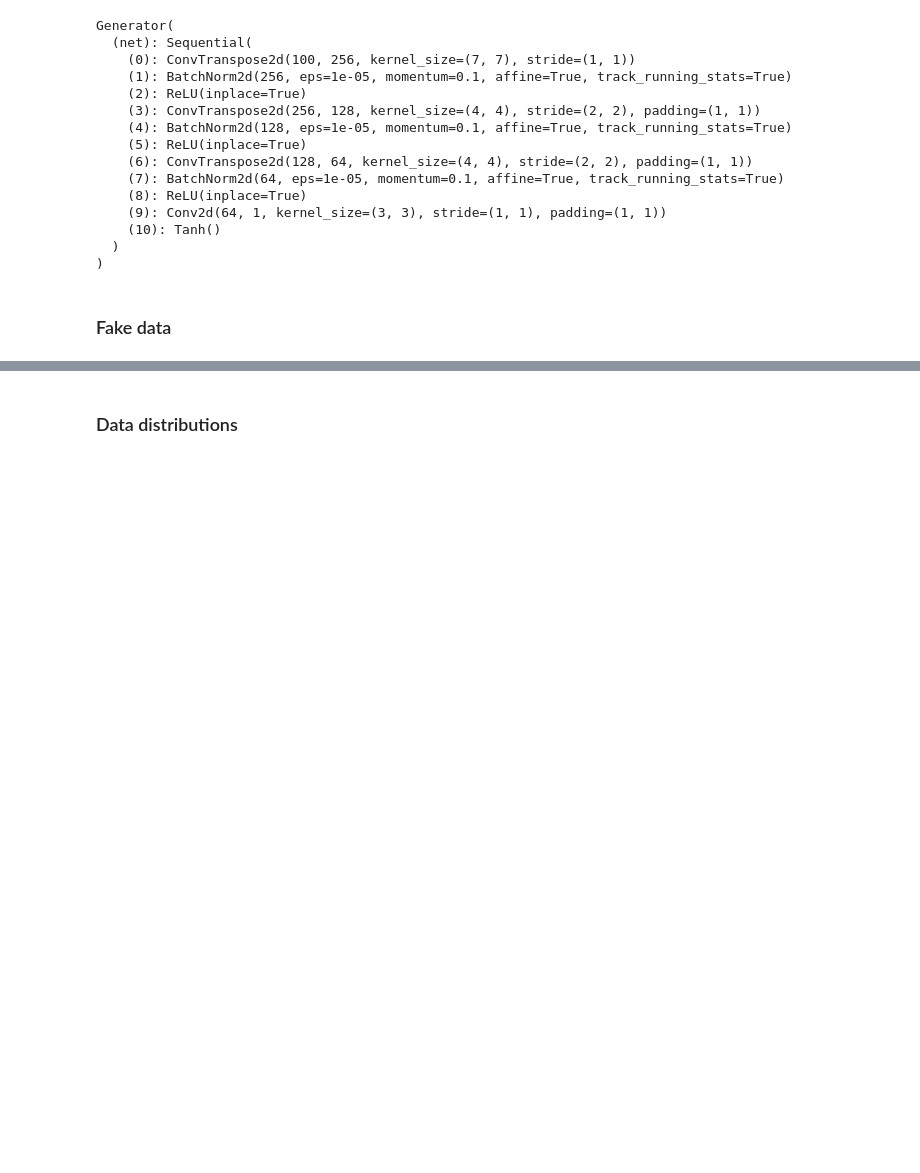
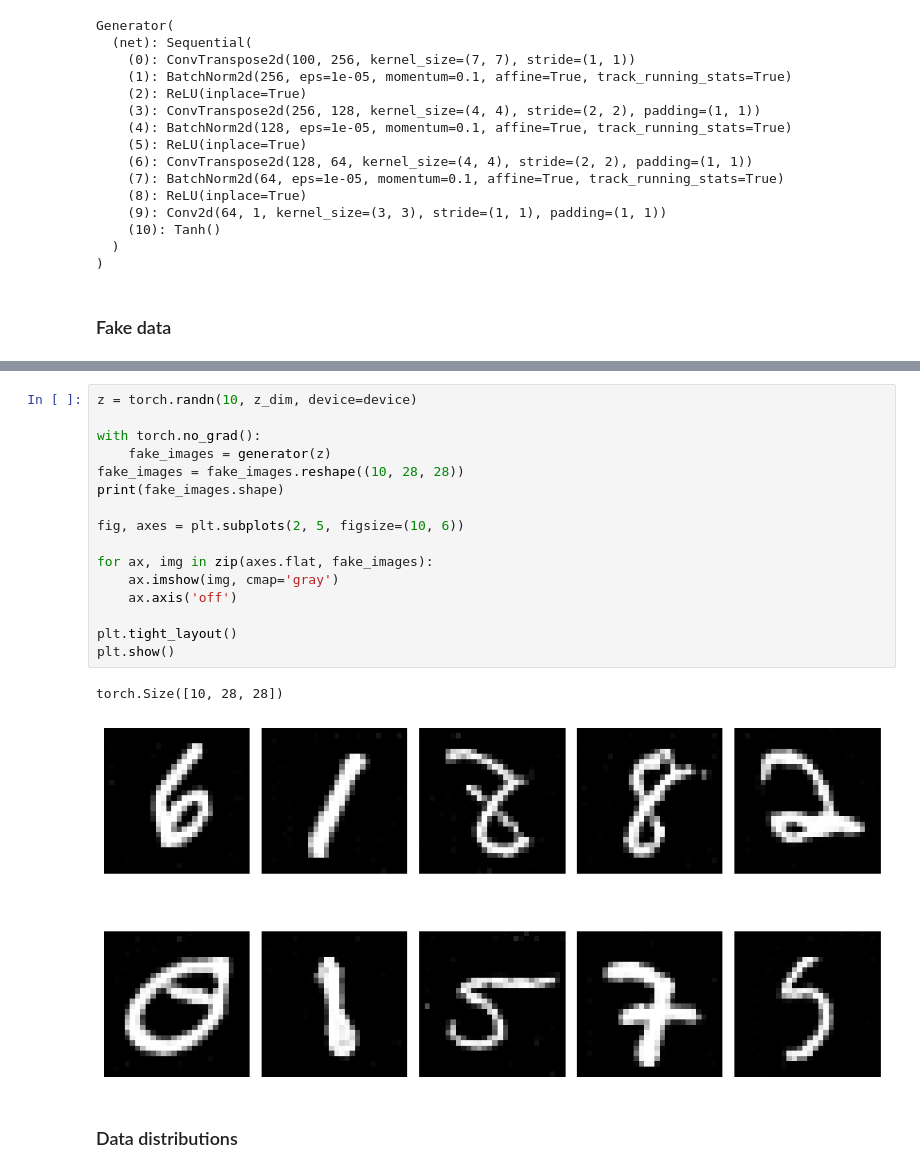
Before and after one commit to nabii-nguyenn213/natorch, a Jupyter notebook: src/natorch/nn/models/GAN_MNIST/GAN_explanation.ipynb, the cells around one changed output, grey strips where cells are left out. Cells and saved outputs as stored; diff of their text form; blank space fills up the shorter version.

```diff
--- a/src/natorch/nn/models/GAN_MNIST/GAN_explanation.ipynb
+++ b/src/natorch/nn/models/GAN_MNIST/GAN_explanation.ipynb
@@ -200,3 +200,22 @@ plt.show()
+# %%
+z = torch.randn(10, z_dim, device=device)
+
+with torch.no_grad():
+    fake_images = generator(z)
+fake_images = fake_images.reshape((10, 28, 28))
+print(fake_images.shape)
+
+fig, axes = plt.subplots(2, 5, figsize=(10, 6))
+
+for ax, img in zip(axes.flat, fake_images):
+    ax.imshow(img, cmap='gray')
+    ax.axis('off')
+
+plt.tight_layout()
+plt.show()
+# %% [output]
+torch.Size([10, 28, 28])
+[figure, added]
 # %% [markdown]
 ### Data distributions
 # %%
```
Also changed, not shown: parts of 2 cells of this notebook.
